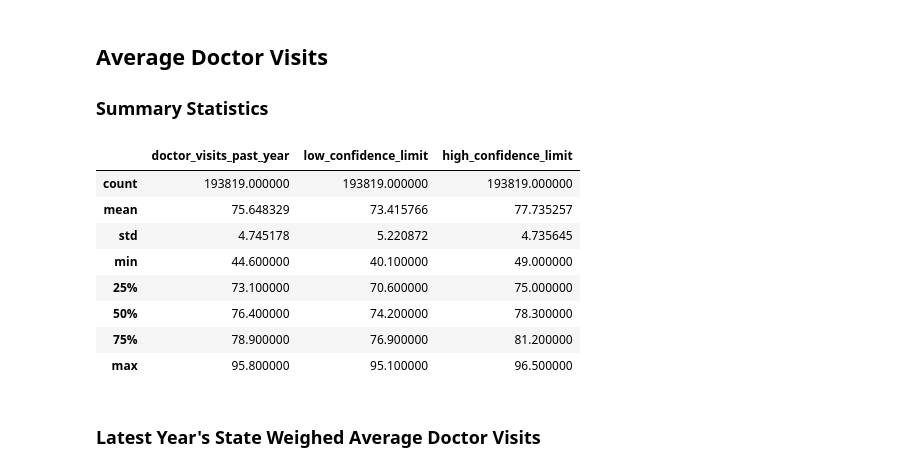
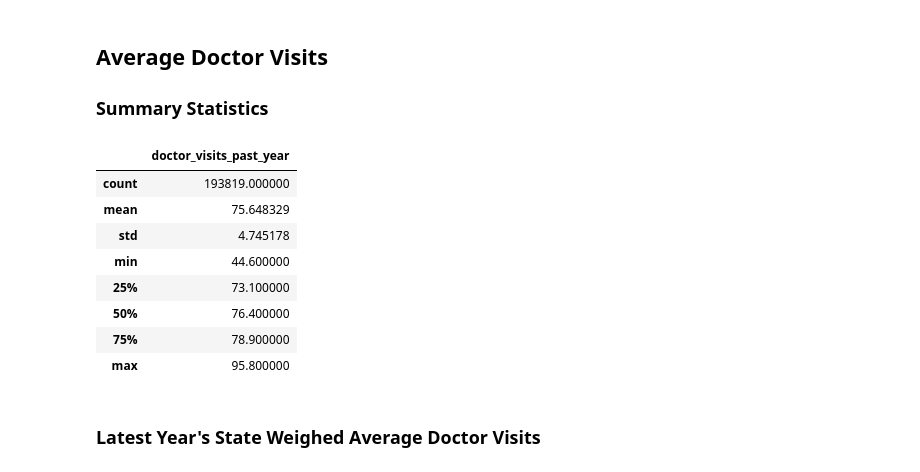
Before and after one commit to riverar9/data698-master-research-project, a Jupyter notebook: Appendix A - Python Code.ipynb, the cells around one changed output. Cells and saved outputs as stored; diff of their text form; code cells hidden in the pictures.

```diff
--- a/Appendix A - Python Code.ipynb
+++ b/Appendix A - Python Code.ipynb
@@ -299,7 +511,7 @@ Focusing on the data by zip code, we append data across years, handle missings,
 
 # Append places_zip_2018 - 2023
 places_zip_all_years = pd.concat(
-    [globals()[f"places_zip_{year}"] for year in range(2018, 2024)],
+    [globals()[f"places_zip_{year}_demos"] for year in range(2018, 2024)],
     ignore_index=True
 )
 
@@ -866,17 +1096,17 @@ Examine basic statistics, distributions, and patterns in each dataset.
 ## Average Doctor Visits
 ### Summary Statistics
 # %%
-df_merged[['doctor_visits_past_year','low_confidence_limit','high_confidence_limit']].describe()
+df_merged[['doctor_visits_past_year']].describe()
 # %% [output]
-|  | doctor_visits_past_year | low_confidence_limit | high_confidence_limit |
-| count | 193819.000000 | 193819.000000 | 193819.000000 |
-| mean | 75.648329 | 73.415766 | 77.735257 |
-| std | 4.745178 | 5.220872 | 4.735645 |
-| min | 44.600000 | 40.100000 | 49.000000 |
-| 25% | 73.100000 | 70.600000 | 75.000000 |
-| 50% | 76.400000 | 74.200000 | 78.300000 |
-| 75% | 78.900000 | 76.900000 | 81.200000 |
-| max | 95.800000 | 95.100000 | 96.500000 |
+|  | doctor_visits_past_year |
+| count | 193819.000000 |
+| mean | 75.648329 |
+| std | 4.745178 |
+| min | 44.600000 |
+| 25% | 73.100000 |
+| 50% | 76.400000 |
+| 75% | 78.900000 |
+| max | 95.800000 |
 # %% [markdown]
 ### Latest Year's State Weighed Average Doctor Visits
 # %%
```
Also changed, not shown: parts of 11 cells of this notebook, 1 other file.
